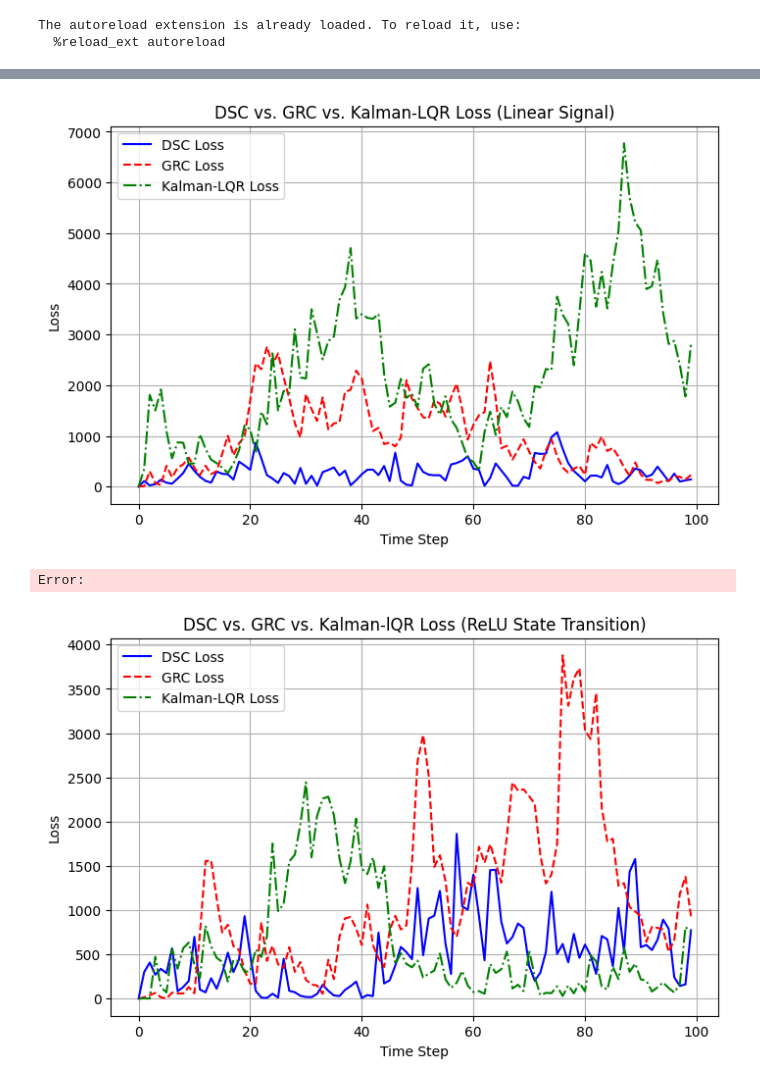
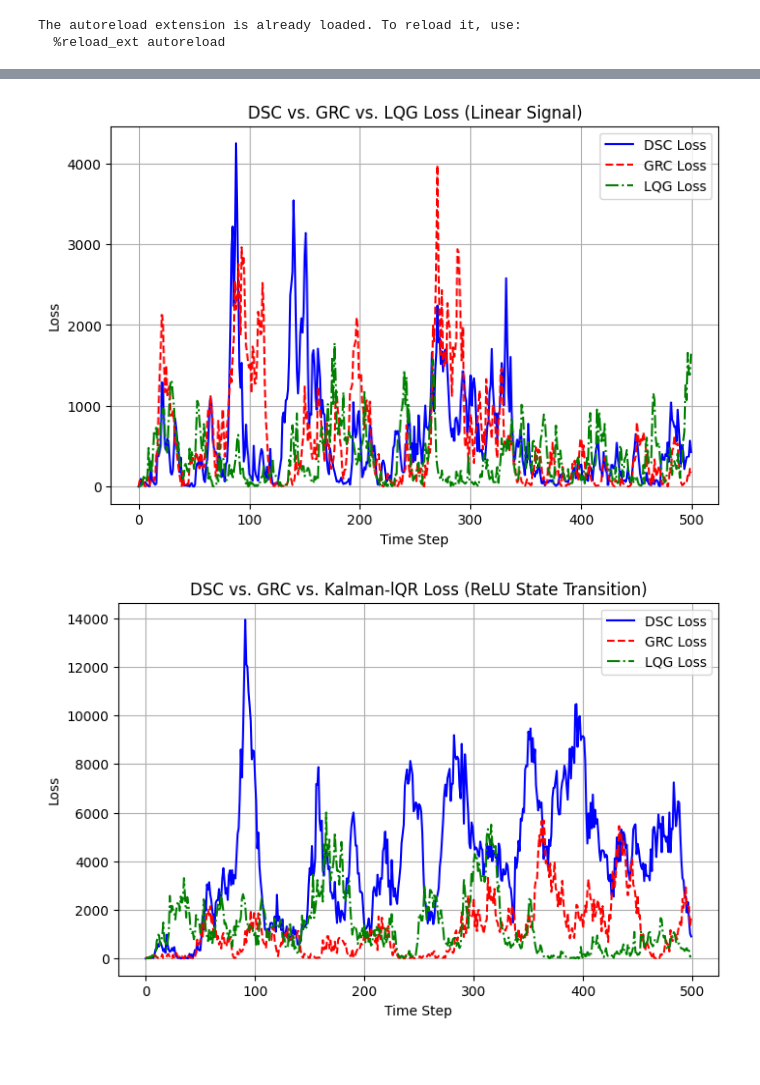
Before and after one commit to Sof0-0/spectral_control, a Jupyter notebook: tests_po.ipynb, the cells around one changed output, grey strips where cells are left out. Saved outputs shown, nothing was run; the diff lists cells and outputs as text; code cells hidden in the pictures; blank space fills up the shorter version.

```diff
--- a/tests_po.ipynb
+++ b/tests_po.ipynb
@@ -28,7 +29,7 @@ if torch.cuda.is_available():
 # LQG PO Experiments
 
 # Define system parameters
-d, n = 10, 4  # Example dimensions
+d, n = 1, 1  # Example dimensions
 A = make_diagonalizable_matrix(d)
 C = make_diagonalizable_matrix(d)
 B = np.random.randn(d, n)
@@ -193,7 +200,7 @@ Error:
 # DSC PO Experiments
 
 # Define system parameters
-d, n = 10, 4  # Example dimensions
+d, n = 1, 1  # Example dimensions
 
 
 
@@ -202,13 +209,13 @@ h = 5         # Number of eigenpairs
 H = h
 m = 10      # order of log T (for the new Hankel Matrix) (only way I can achieve "going down" if this is large
 M = m
-gamma = 0.1 # should be very small (less than 2/3 for marginally stable systems) (check 0.2) for the GPC to be smoother
+gamma = 0.0001 # should be very small (less than 2/3 for marginally stable systems) (check 0.2) for the GPC to be smoother
 eta =  0.001  # Step size
-T = 100
+T = 500
 
 
-dsc_po = DSC_PO(A, B, C, Q, R, h, H, gamma, eta, T, name="DSC", nl=False)
-dsc_po_nl = DSC_PO(A, B, C, Q, R, h, H, gamma, eta, T, name="DSC", nl=True)
+dsc_po = DSC_New(A, B, C, Q, R, h, H, gamma, eta, T, name="DSC", nl=False)
+dsc_po_nl = DSC_New(A, B, C, Q, R, h, H, gamma, eta, T, name="DSC", nl=True)
 # dsc_po_stu = DSC_PO_STU(A, B, C, Q, R, h, H, gamma, eta, T, name="DSC", nl=False)
 
 
@@ -223,23 +230,6 @@ dsc_po_nl.run()
 end_time = time.time()
 print(f"DSC NL Model Runtime: {end_time - start_time:.4f} seconds")
 
-# start_time = time.time()
-# dsc_po_stu.run()
-# end_time = time.time()
-# print(f"DSC STU Model Runtime: {end_time - start_time:.4f} seconds")
-
-
-# # OSC_NL
-# start_time = time.time()
-# osc_nl.run()
-# end_time = time.time()
-# print(f"OSC NL Model Runtime: {end_time - start_time:.4f} seconds")
-
-# OSC_w_STU
-# start_time = time.time()
-# osc_wstu.run()
-# end_time = time.time()
-# print(f"OSC_w_STU Model Runtime: {end_time - start_time:.4f} seconds")
 
 plot_loss(dsc_po, "DSC Loss")
 plot_loss(dsc_po_nl, "DSC NL Loss")
@@ -265,12 +269,11 @@ Error:
 # %%
-compare_losses([dsc_po, grc_po, kalman_po], "DSC vs. GRC vs. Kalman-LQR Loss (Linear Signal)", save_path="PO/figures/dsc_vs_gpc_vs_KF_loss4.png")
+compare_losses([dsc_po, grc_po, lqg_po], "DSC vs. GRC vs. LQG Loss (Linear Signal)", save_path="PO/figures/dsc_vs_gpc_vs_KF_loss4.png")
 # %% [output]
-[figure, old version]
+[figure, new version]
-Error:
 # %%
-compare_losses([dsc_po_nl, grc_po_nl, kalman_po_nl], "DSC vs. GRC vs. Kalman-lQR Loss (ReLU State Transition)", save_path="PO/figures/dsc/dsc_vs_gpc_vs_KF_relu_gauss2.png")
+compare_losses([dsc_po_nl, grc_po_nl, lqg_po_nl], "DSC vs. GRC vs. Kalman-lQR Loss (ReLU State Transition)", save_path="PO/figures/dsc/dsc_vs_gpc_vs_KF_relu_gauss2.png")
 # %% [output]
-[figure, old version]
+[figure, new version]
 # %%
 compare_losses([dsc_po, grc_po], "DSC vs. GRC Loss (Linear Signal)", save_path="PO/figures/dsc_vs_gpc_loss.png")
 # %% [output]
```
Also changed, not shown: parts of 16 cells of this notebook, 15 other files.
